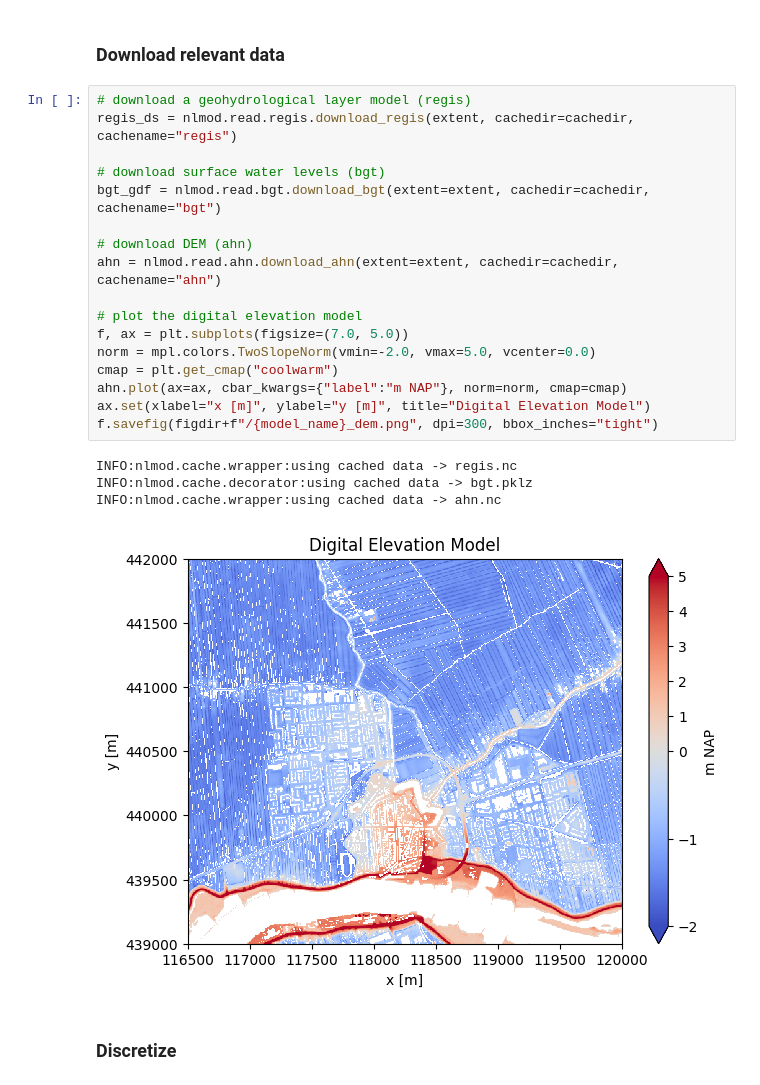
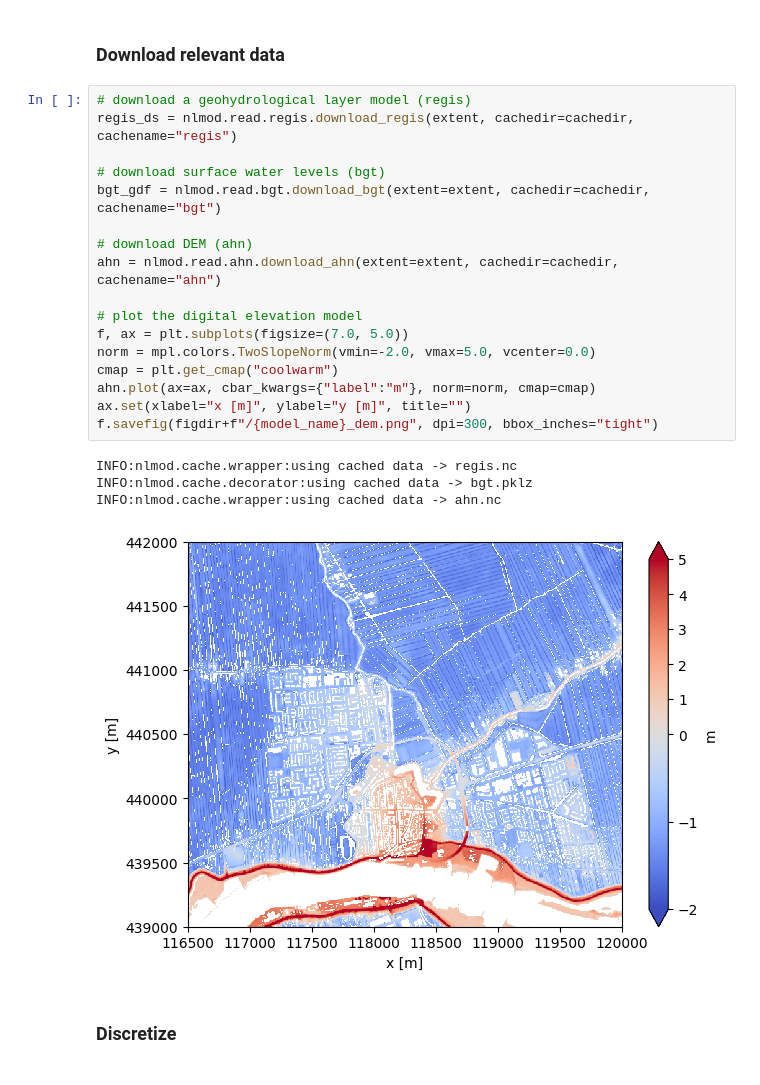
Before and after one commit to gwmod/nlmod, a Jupyter notebook: docs/examples/21_joss_example.ipynb, the cells around one changed output. Cells and saved outputs as stored; diff of their text form.

Commit message:
remove figure titles

```diff
--- a/docs/examples/21_joss_example.ipynb
+++ b/docs/examples/21_joss_example.ipynb
@@ -38,25 +38,25 @@ f.savefig(figdir + f"/{model_name}_map.png", dpi=300, bbox_inches="tight")
 # %%
 # download a geohydrological layer model (regis)
 regis_ds = nlmod.read.regis.download_regis(extent, cachedir=cachedir, cachename="regis")
 
 # download surface water levels (bgt)
 bgt_gdf = nlmod.read.bgt.download_bgt(extent=extent, cachedir=cachedir, cachename="bgt")
 
 # download DEM (ahn)
 ahn = nlmod.read.ahn.download_ahn(extent=extent, cachedir=cachedir, cachename="ahn")
 
 # plot the digital elevation model
 f, ax = plt.subplots(figsize=(7.0, 5.0))
 norm = mpl.colors.TwoSlopeNorm(vmin=-2.0, vmax=5.0, vcenter=0.0)
 cmap = plt.get_cmap("coolwarm")
-ahn.plot(ax=ax, cbar_kwargs={"label":"m NAP"}, norm=norm, cmap=cmap)
-ax.set(xlabel="x [m]", ylabel="y [m]", title="Digital Elevation Model")
+ahn.plot(ax=ax, cbar_kwargs={"label":"m"}, norm=norm, cmap=cmap)
+ax.set(xlabel="x [m]", ylabel="y [m]", title="")
 f.savefig(figdir+f"/{model_name}_dem.png", dpi=300, bbox_inches="tight")
 # %% [output]
 INFO:nlmod.cache.wrapper:using cached data -> regis.nc
 INFO:nlmod.cache.decorator:using cached data -> bgt.pklz
 INFO:nlmod.cache.wrapper:using cached data -> ahn.nc
-[figure, old version]
+[figure, new version]
 # %% [markdown]
 ### Discretize
 # %%
```
Also changed, not shown: parts of 3 cells of this notebook, 5 other files.
